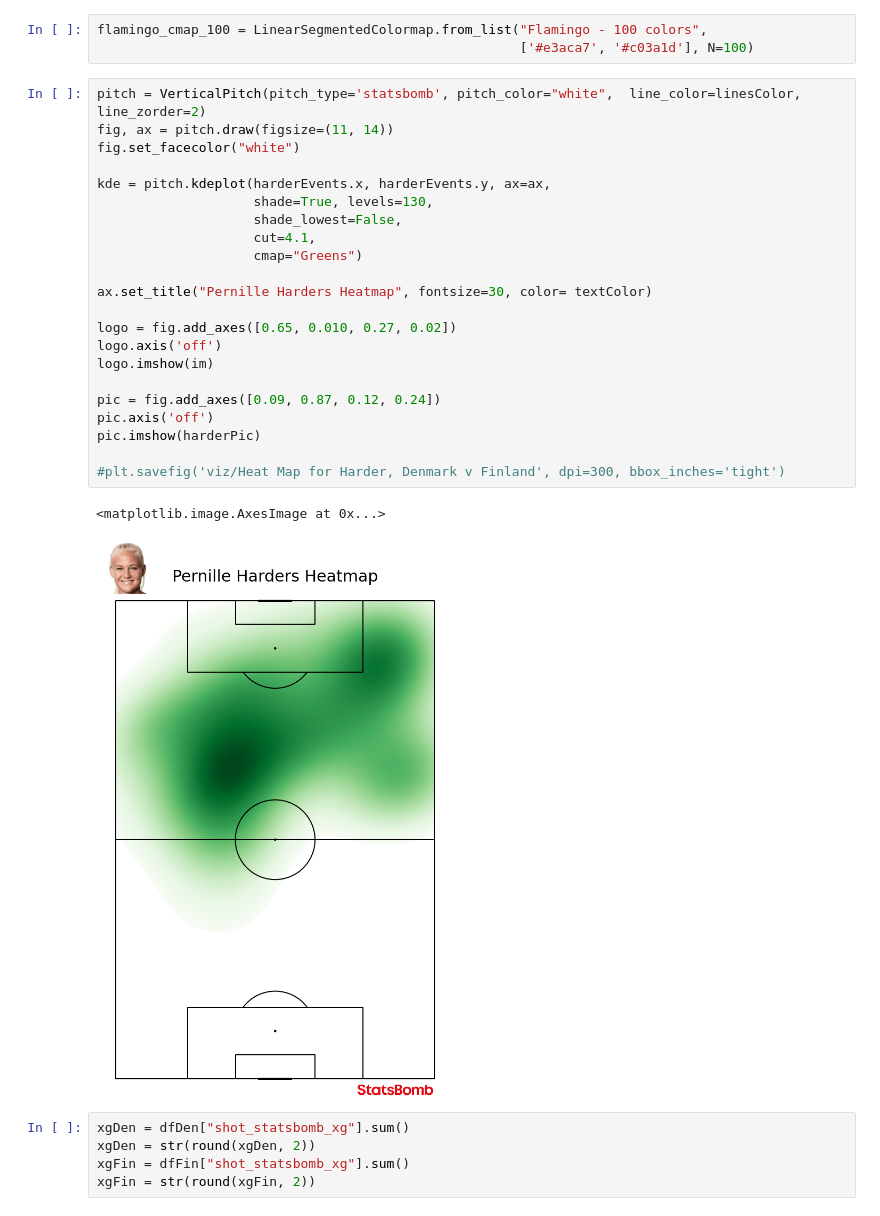
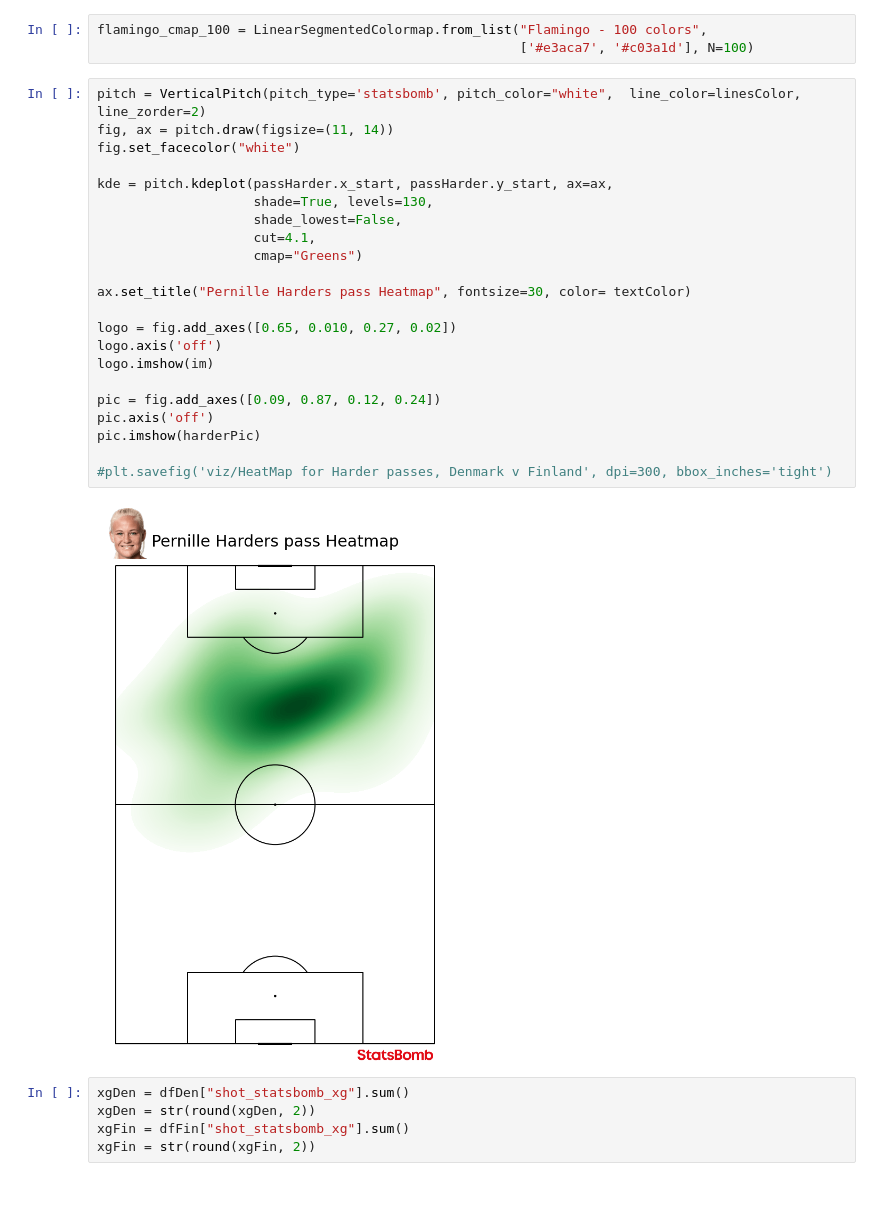
Before and after one commit to AugustSteff/Data-Analysis-in-football, a Jupyter notebook: Den v Fin_Analysis.ipynb, the cells around one changed output. Cells and saved outputs as stored; diff of their text form.

```diff
--- a/Den v Fin_Analysis.ipynb
+++ b/Den v Fin_Analysis.ipynb
@@ -596,28 +597,27 @@ flamingo_cmap_100 = LinearSegmentedColormap.from_list("Flamingo - 100 colors",
 # %%
 pitch = VerticalPitch(pitch_type='statsbomb', pitch_color="white",  line_color=linesColor, line_zorder=2)
 fig, ax = pitch.draw(figsize=(11, 14))
 fig.set_facecolor("white")
 
-kde = pitch.kdeplot(harderEvents.x, harderEvents.y, ax=ax,
+kde = pitch.kdeplot(passHarder.x_start, passHarder.y_start, ax=ax,
                     shade=True, levels=130,
                     shade_lowest=False,
                     cut=4.1,
                     cmap="Greens")
 
-ax.set_title("Pernille Harders Heatmap", fontsize=30, color= textColor)
+ax.set_title("Pernille Harders pass Heatmap", fontsize=30, color= textColor)
 
 logo = fig.add_axes([0.65, 0.010, 0.27, 0.02])
 logo.axis('off')
 logo.imshow(im)
 
 pic = fig.add_axes([0.09, 0.87, 0.12, 0.24])
 pic.axis('off')
 pic.imshow(harderPic)
 
-#plt.savefig('viz/Heat Map for Harder, Denmark v Finland', dpi=300, bbox_inches='tight')
+#plt.savefig('viz/HeatMap for Harder passes, Denmark v Finland', dpi=300, bbox_inches='tight')
 # %% [output]
-<matplotlib.image.AxesImage at 0x...>
-[figure, old version]
+[figure, new version]
 # %%
 xgDen = dfDen["shot_statsbomb_xg"].sum()
 xgDen = str(round(xgDen, 2))
```
Also changed, not shown: parts of 12 cells of this notebook.
